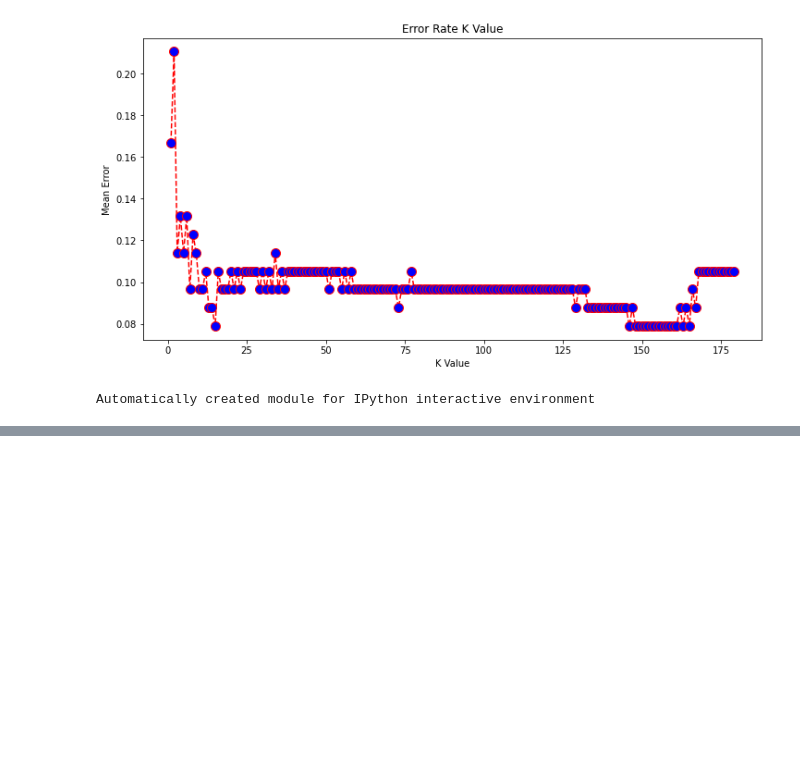
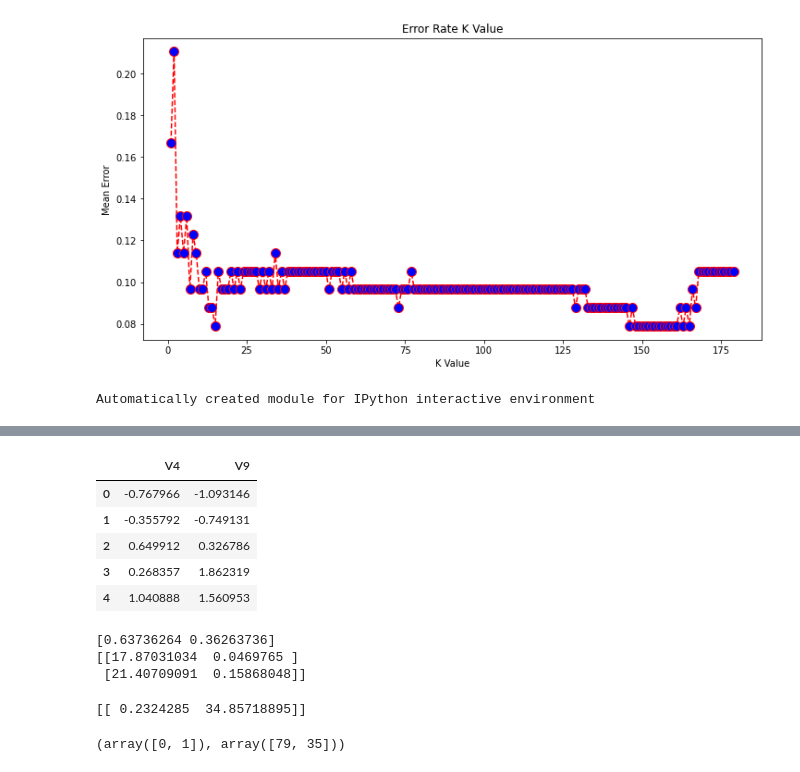
Before and after one commit to moticilla/classificationproblem, a Jupyter notebook: py_classification.ipynb, the cells around one changed output, grey strips where cells are left out. Saved outputs shown, nothing was run; the diff lists cells and outputs as text; code cells hidden in the pictures; blank space fills up the shorter version.

```diff
--- a/py_classification.ipynb
+++ b/py_classification.ipynb
@@ -294,0 +330,25 @@ plt.show()
+# %%
+#############################
+## Standardize all datasets
+#############################
+scaler = StandardScaler(copy=True, with_mean=True, with_std=True)
+
+#Standardize the training sets: 1st, 2nd and 3rd order polynomials
+
+X_train=pd.DataFrame(scaler.fit_transform(X_train), columns=X_train.columns)
+X_train_2=pd.DataFrame(scaler.fit_transform(X_train_2), columns=X_train_2.columns)
+X_train_3=pd.DataFrame(scaler.fit_transform(X_train_3), columns=X_train_3.columns)
+
+#Standardize the test sets: 1st, 2nd and 3rd order polynomials
+
+X_test=pd.DataFrame(scaler.fit_transform(X_test), columns=X_test.columns)
+X_test_2=pd.DataFrame(scaler.fit_transform(X_test_2), columns=X_test_2.columns)
+X_test_3=pd.DataFrame(scaler.fit_transform(X_test_3), columns=X_test_3.columns)
+X_train.head()
+# %% [output]
+|  | V4 | V9 |
+| 0 | -0.767966 | -1.093146 |
+| 1 | -0.355792 | -0.749131 |
+| 2 | 0.649912 | 0.326786 |
+| 3 | 0.268357 | 1.862319 |
+| 4 | 1.040888 | 1.560953 |
@@ -294,0 +370,21 @@ plt.show()
+# %%
+#LDA
+lda = LinearDiscriminantAnalysis()
+model = lda.fit(X_train, y_train)
+
+print(model.priors_)
+
+print(model.means_)
+# %% [output]
+[0.63736264 0.36263736]
+[[17.87031034  0.0469765 ]
+ [21.40709091  0.15868048]]
+# %%
+print(model.coef_)
+# %% [output]
+[[ 0.2324285  34.85718895]]
+# %%
+pred=model.predict(X_test)
+print(np.unique(pred, return_counts=True))
+# %% [output]
+(array([0, 1]), array([79, 35]))
```
Also changed, not shown: parts of 9 cells of this notebook, 1 other file.
